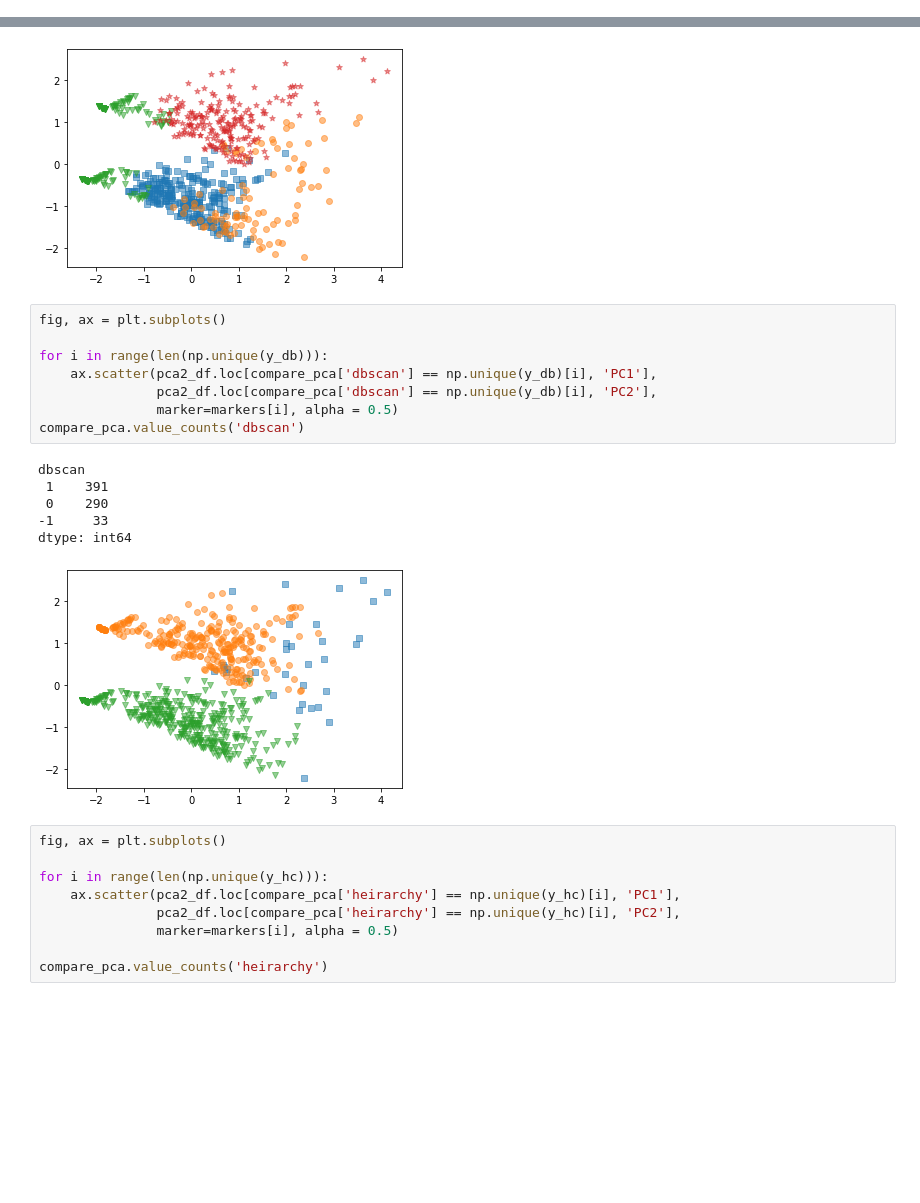
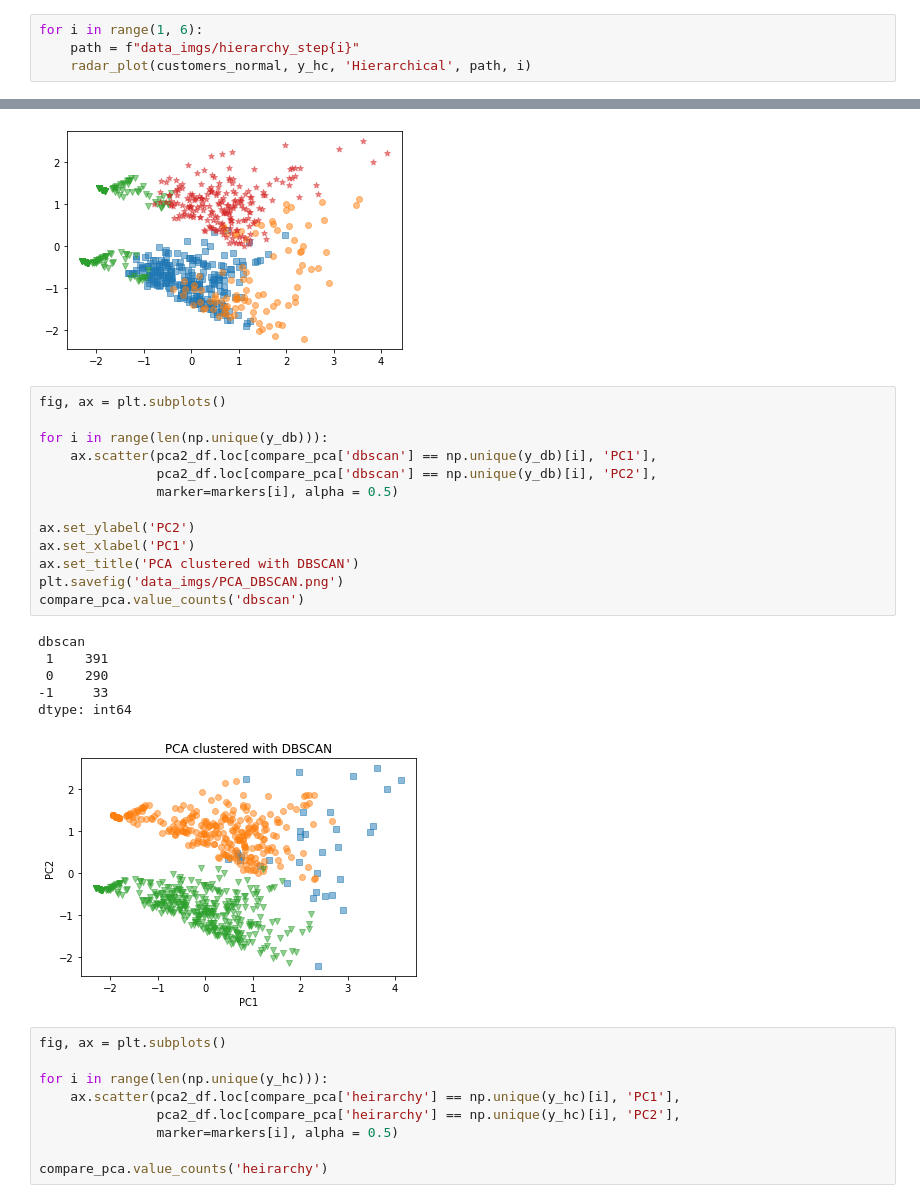
Before and after one commit to fynnweaver/Clustering_Demographic_Info, a Jupyter notebook: Clustering.ipynb, the cells around one changed output, grey strips where cells are left out. Saved outputs shown, nothing was run; the diff lists cells and outputs as text; blank space fills up the shorter version.

Commit message:
Saving plot images as png for visual presentation

```diff
--- a/Clustering.ipynb
+++ b/Clustering.ipynb
@@ -159,0 +234,4 @@ y_hc = ac.fit_predict(customers_normal.values)
+# %%
+for i in range(1, 6):
+    path = f"data_imgs/hierarchy_step{i}"
+    radar_plot(customers_normal, y_hc, 'Hierarchical', path, i)
@@ -490,18 +384,23 @@ dtype: int64
 # %%
 fig, ax = plt.subplots()
 
 for i in range(len(np.unique(y_db))):
     ax.scatter(pca2_df.loc[compare_pca['dbscan'] == np.unique(y_db)[i], 'PC1'],
                pca2_df.loc[compare_pca['dbscan'] == np.unique(y_db)[i], 'PC2'],
                marker=markers[i], alpha = 0.5)
+
+ax.set_ylabel('PC2')
+ax.set_xlabel('PC1')
+ax.set_title('PCA clustered with DBSCAN')
+plt.savefig('data_imgs/PCA_DBSCAN.png')
 compare_pca.value_counts('dbscan')
 # %% [output]
 dbscan
  1    391
  0    290
 -1     33
 dtype: int64
-[figure, old version]
+[figure, new version]
 # %%
 fig, ax = plt.subplots()
 
```
Also changed, not shown: parts of 38 cells of this notebook, 9 other files.
